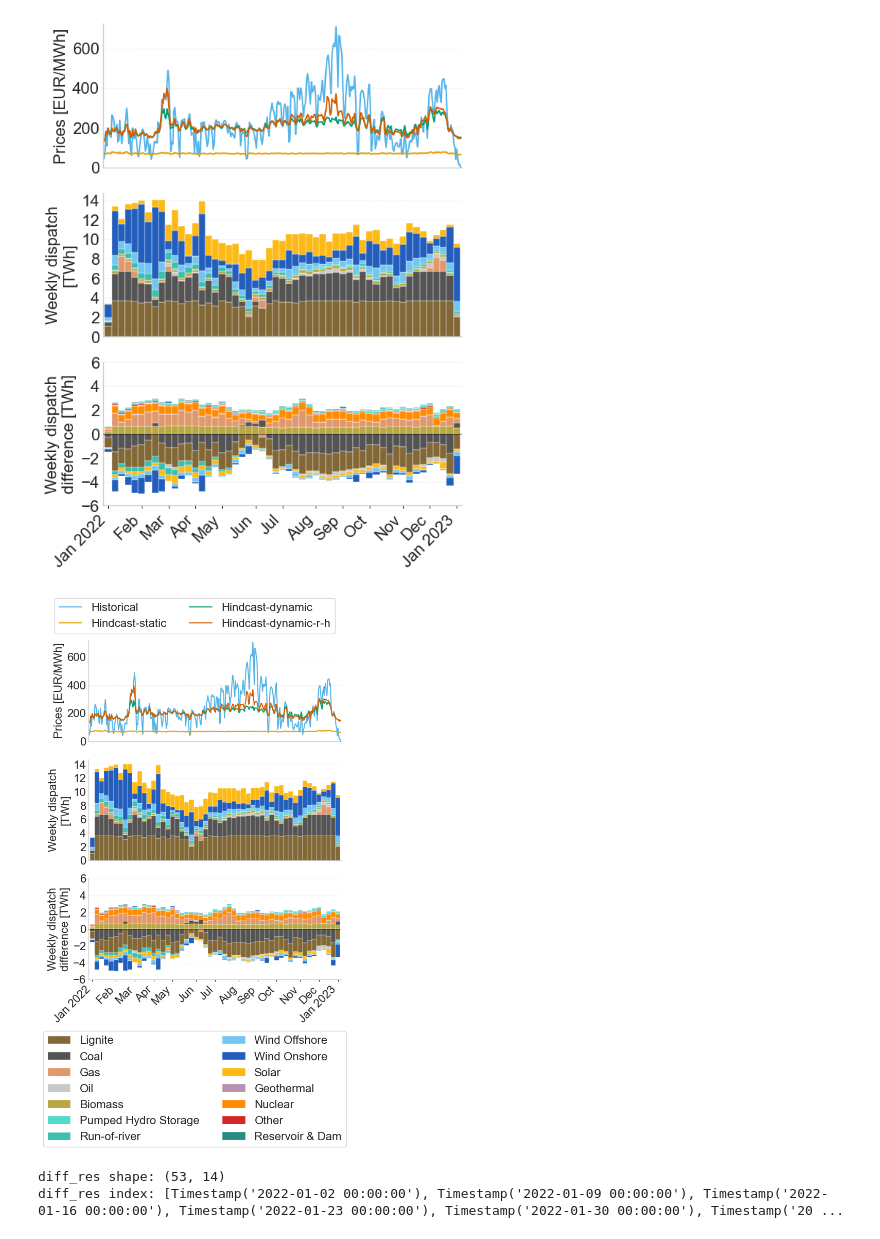
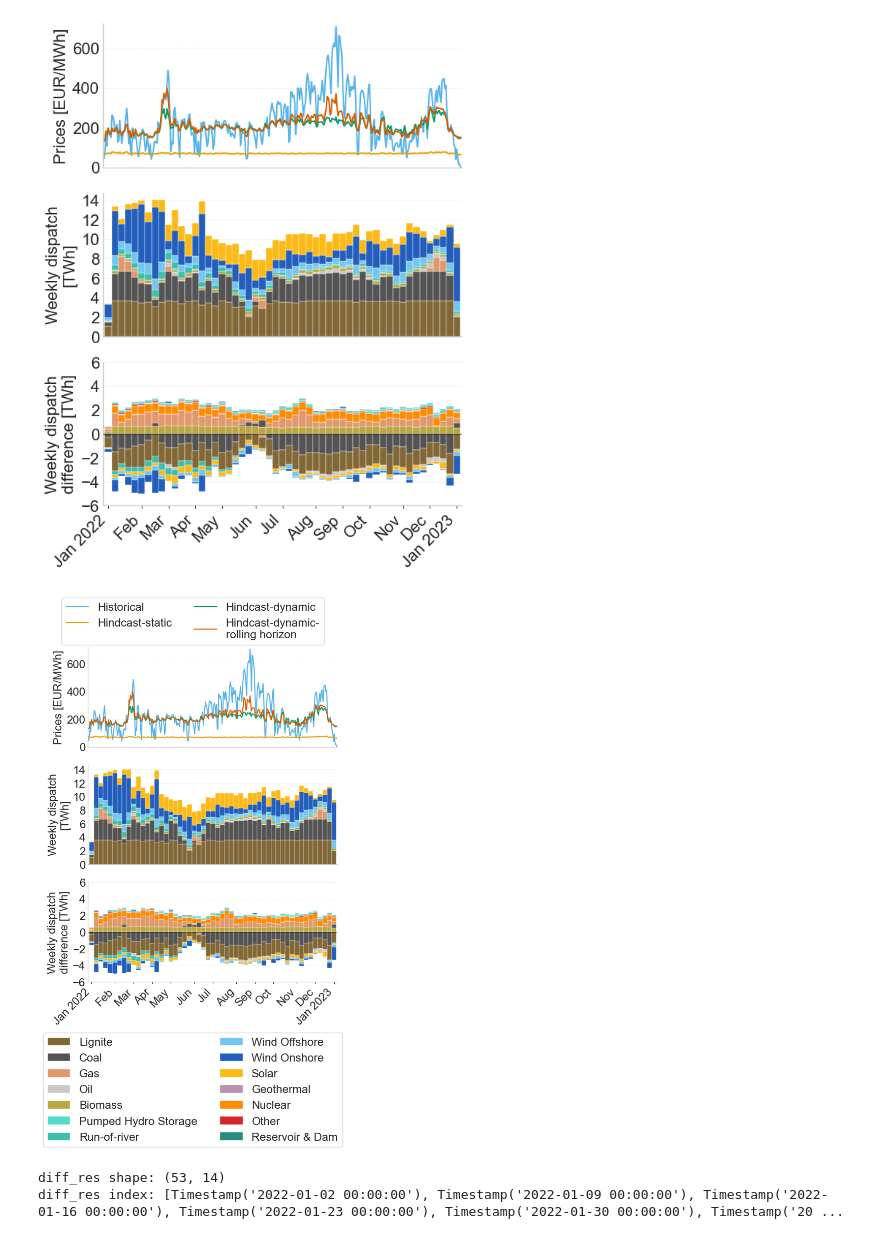
Before and after one commit to marco-saretta/pypsa-network-analyzer, a Jupyter notebook: notebooks/plotting_playground_DE.ipynb, the cells around one changed output. Drawn from its saved outputs; the diff is of its cells as text; code cells hidden in the pictures.

Commit message:
slight adaption of legend

```diff
--- a/notebooks/plotting_playground_DE.ipynb
+++ b/notebooks/plotting_playground_DE.ipynb
@@ -621,7 +622,7 @@ legend_label_map = {
     "benchmark":            "Historical",
     "hindcast-std":         "Hindcast-static",
     "hindcast-dyn":         "Hindcast-dynamic",
-    "hindcast-dyn-rolling": "Hindcast-dynamic-r-h",
+    "hindcast-dyn-rolling": "Hindcast-dynamic-\nrolling horizon",
 }
 desired_order   = ["benchmark", "hindcast-std", "hindcast-dyn", "hindcast-dyn-rolling"]
 handles, labels = axs[0].get_legend_handles_labels()
@@ -632,7 +633,7 @@ fig.legend(
     ordered_handles, ordered_labels,
     loc="upper center",
     ncol=2,
-    bbox_to_anchor=(0.5, 1.1),
+    bbox_to_anchor=(0.5, 1.12),
     frameon=True,
     fancybox=True,
 )
@@ -722,34 +723,34 @@ axs[2].tick_params(axis="x", length=3)
 # Collect handles from both ax[1] and ax[2], deduplicated by label
 h1, l1 = axs[1].get_legend_handles_labels()
 h2, l2 = axs[2].get_legend_handles_labels()
 seen = {}
 for h, l in zip(h1 + h2, l1 + l2):
     if l not in seen:
         seen[l] = h
 carrier_handles = list(seen.values())
 carrier_labels  = list(seen.keys())
 
 fig.legend(
     carrier_handles, carrier_labels,
     loc="lower center",
     ncol=2,
     bbox_to_anchor=(0.5, -0.3),
     frameon=True,
     fancybox=True,
 )
 
 # ── Shared spine cleanup ────────────────────────────────────────────────────────
 for ax in axs:
     ax.spines["top"].set_visible(False)
     ax.spines["right"].set_visible(False)
 
 plt.tight_layout()
 # Define path to save figure
 save_path = figure_dir / "price_dispatch_comparison_DE.pdf"
 fig.savefig(save_path, bbox_inches="tight")
 plt.show()
 # %% [output]
-[figure, old version]
+[figure, new version]
 # %%
 print("diff_res shape:", diff_res.shape)
 print("diff_res index:", diff_res.index.tolist())
```
Also changed, not shown: parts of 1 cell of this notebook.
